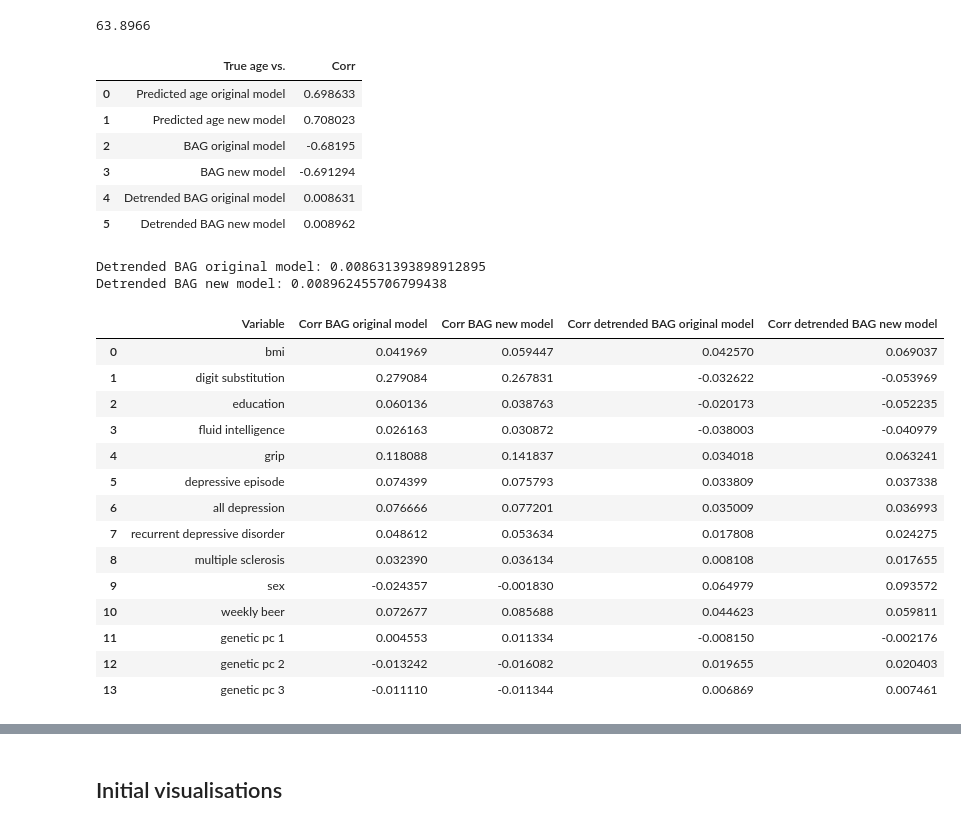
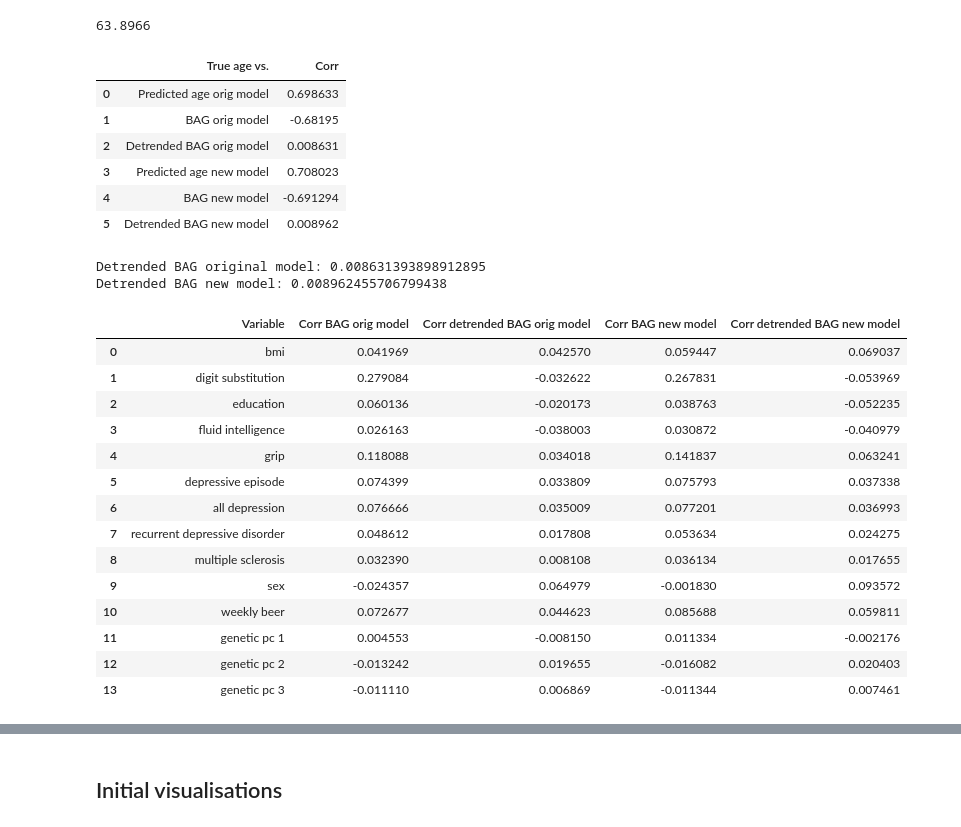
Before and after one commit to laura-riedel/brain_age_1D-CNN, a Jupyter notebook: src/schaefer_ts/brain_age_gaps.ipynb, the cells around one changed output, grey strips where cells are left out. Drawn from its saved outputs; the diff is of its cells as text; code cells hidden in the pictures.

```diff
--- a/src/schaefer_ts/brain_age_gaps.ipynb
+++ b/src/schaefer_ts/brain_age_gaps.ipynb
@@ -44,15 +44,15 @@ np.mean(data_overview_heldout['age'])
 # %% [output]
 63.8966
 # %%
-true_age_corrs = viz.preds_corr_overview(data_overview_heldout, variables=False)
+true_age_corrs = viz.preds_corr_overview(data_overview_heldout, variables=False, models=['orig','new'])
 true_age_corrs
 # %% [output]
 |  | True age vs. | Corr |
-| 0 | Predicted age original model | 0.698633 |
-| 1 | Predicted age new model | 0.708023 |
-| 2 | BAG original model | -0.68195 |
-| 3 | BAG new model | -0.691294 |
-| 4 | Detrended BAG original model | 0.008631 |
+| 0 | Predicted age orig model | 0.698633 |
+| 1 | BAG orig model | -0.68195 |
+| 2 | Detrended BAG orig model | 0.008631 |
+| 3 | Predicted age new model | 0.708023 |
+| 4 | BAG new model | -0.691294 |
 | 5 | Detrended BAG new model | 0.008962 |
 # %%
 print('Detrended BAG original model:',data_overview_heldout['age'].corr(data_overview_heldout['bag_orig_detrended'], method='spearman'))
@@ -61,24 +61,24 @@ print('Detrended BAG new model:',data_overview_heldout['age'].corr(data_overview
 Detrended BAG original model: 0.008631393898912895
 Detrended BAG new model: 0.008962455706799438
 # %%
-variables_corrs = viz.preds_corr_overview(data_overview_heldout, variables=True)
+variables_corrs = viz.preds_corr_overview(data_overview_heldout, variables=True, models=['orig','new'])
 variables_corrs
 # %% [output]
-|  | Variable | Corr BAG original model | Corr BAG new model | Corr detrended BAG original model | Corr detrended BAG new model |
-| 0 | bmi | 0.041969 | 0.059447 | 0.042570 | 0.069037 |
-| 1 | digit substitution | 0.279084 | 0.267831 | -0.032622 | -0.053969 |
-| 2 | education | 0.060136 | 0.038763 | -0.020173 | -0.052235 |
-| 3 | fluid intelligence | 0.026163 | 0.030872 | -0.038003 | -0.040979 |
-| 4 | grip | 0.118088 | 0.141837 | 0.034018 | 0.063241 |
-| 5 | depressive episode | 0.074399 | 0.075793 | 0.033809 | 0.037338 |
-| 6 | all depression | 0.076666 | 0.077201 | 0.035009 | 0.036993 |
-| 7 | recurrent depressive disorder | 0.048612 | 0.053634 | 0.017808 | 0.024275 |
-| 8 | multiple sclerosis | 0.032390 | 0.036134 | 0.008108 | 0.017655 |
-| 9 | sex | -0.024357 | -0.001830 | 0.064979 | 0.093572 |
-| 10 | weekly beer | 0.072677 | 0.085688 | 0.044623 | 0.059811 |
-| 11 | genetic pc 1 | 0.004553 | 0.011334 | -0.008150 | -0.002176 |
-| 12 | genetic pc 2 | -0.013242 | -0.016082 | 0.019655 | 0.020403 |
-| 13 | genetic pc 3 | -0.011110 | -0.011344 | 0.006869 | 0.007461 |
+|  | Variable | Corr BAG orig model | Corr detrended BAG orig model | Corr BAG new model | Corr detrended BAG new model |
+| 0 | bmi | 0.041969 | 0.042570 | 0.059447 | 0.069037 |
+| 1 | digit substitution | 0.279084 | -0.032622 | 0.267831 | -0.053969 |
+| 2 | education | 0.060136 | -0.020173 | 0.038763 | -0.052235 |
+| 3 | fluid intelligence | 0.026163 | -0.038003 | 0.030872 | -0.040979 |
+| 4 | grip | 0.118088 | 0.034018 | 0.141837 | 0.063241 |
+| 5 | depressive episode | 0.074399 | 0.033809 | 0.075793 | 0.037338 |
+| 6 | all depression | 0.076666 | 0.035009 | 0.077201 | 0.036993 |
+| 7 | recurrent depressive disorder | 0.048612 | 0.017808 | 0.053634 | 0.024275 |
+| 8 | multiple sclerosis | 0.032390 | 0.008108 | 0.036134 | 0.017655 |
+| 9 | sex | -0.024357 | 0.064979 | -0.001830 | 0.093572 |
+| 10 | weekly beer | 0.072677 | 0.044623 | 0.085688 | 0.059811 |
+| 11 | genetic pc 1 | 0.004553 | -0.008150 | 0.011334 | -0.002176 |
+| 12 | genetic pc 2 | -0.013242 | 0.019655 | -0.016082 | 0.020403 |
+| 13 | genetic pc 3 | -0.011110 | 0.006869 | -0.011344 | 0.007461 |
 # %%
 # save overviews as LaTeX table
 # table_path = '../../viz/'
```
Also changed, not shown: parts of 5 cells of this notebook, 1 other file.
